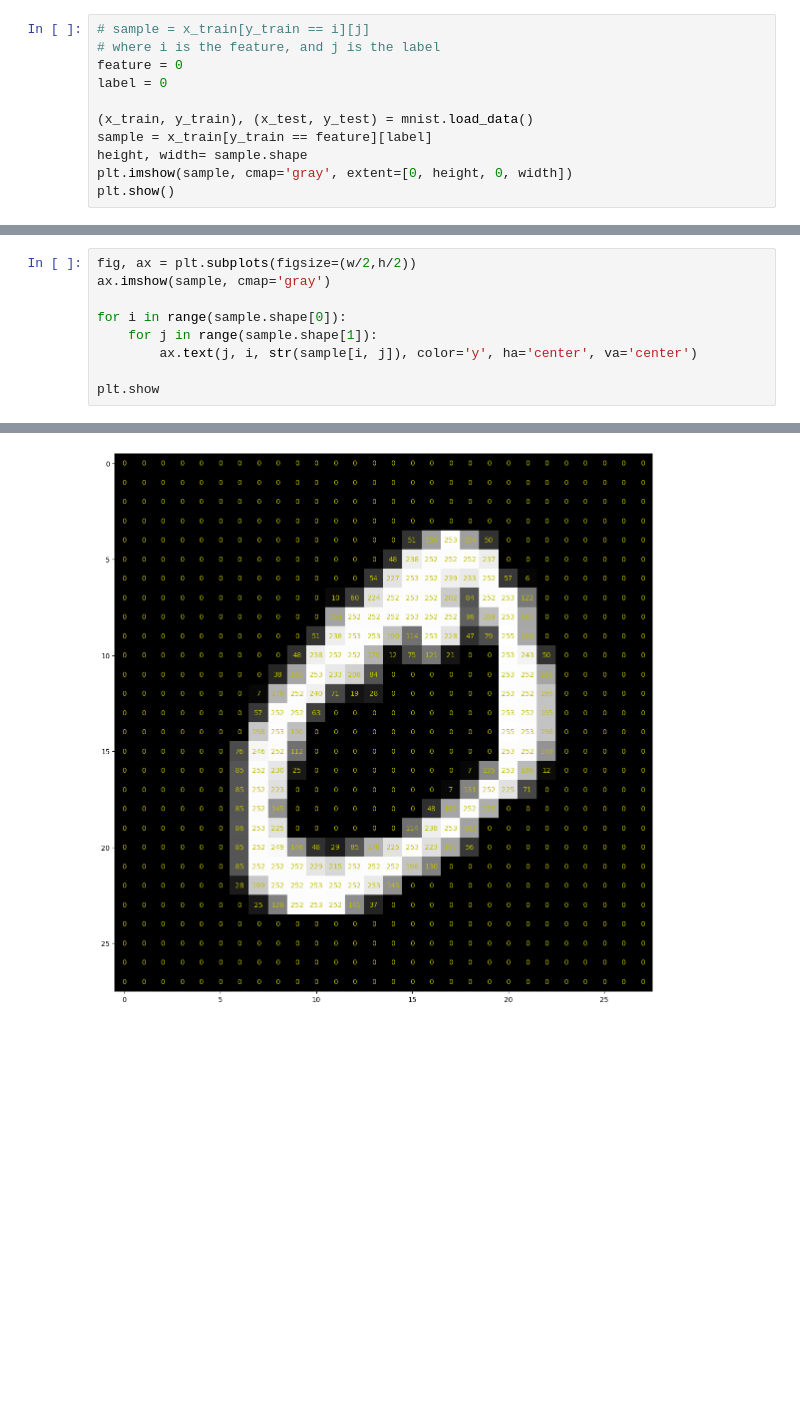
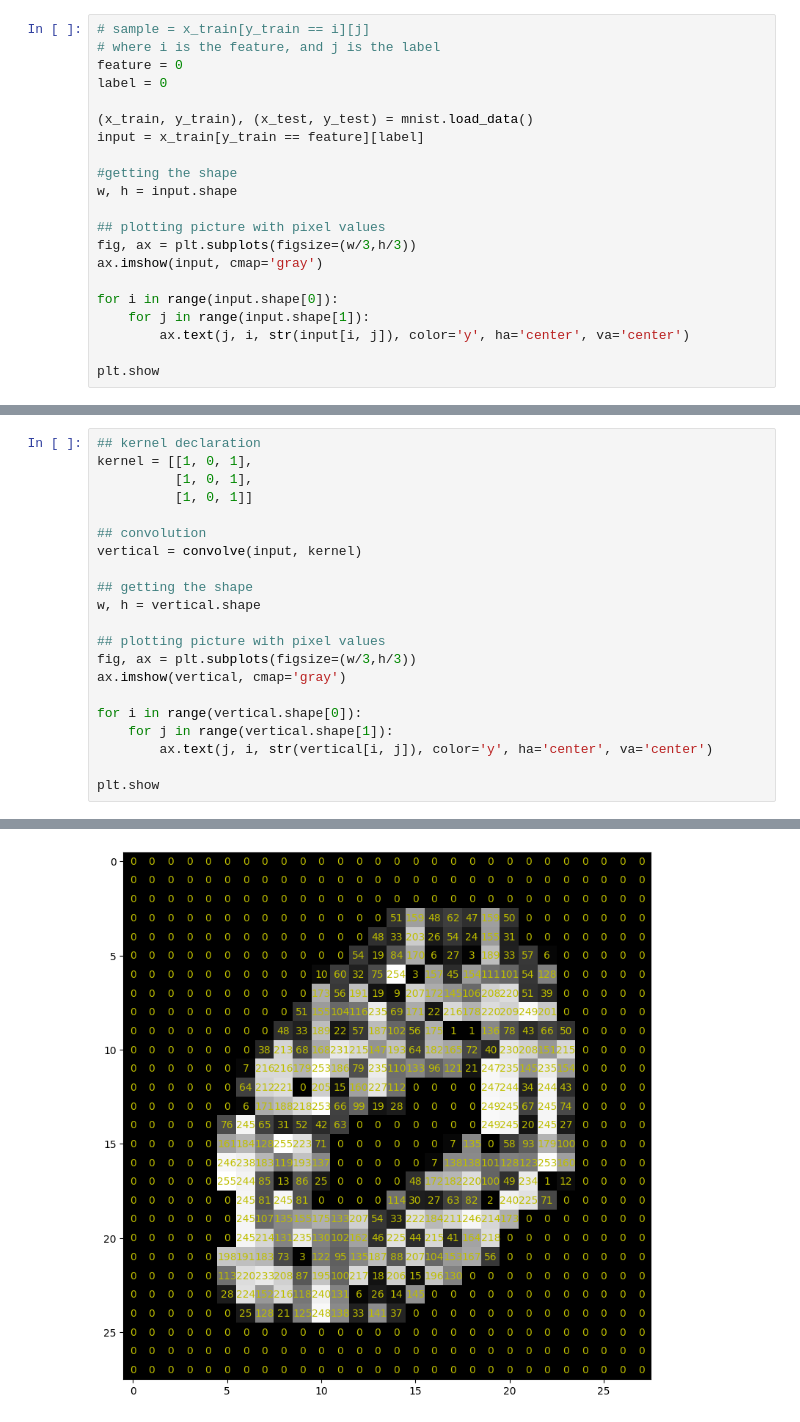
Before and after one commit to ivangilmercano/study, a Jupyter notebook: mnist.ipynb, the cells around one changed output, grey strips where cells are left out. Saved outputs shown, nothing was run; the diff lists cells and outputs as text; blank space fills up the shorter version.

Commit message:
Add files via upload
commit for max pooling, kernel filtering, and max pooling

```diff
--- a/mnist.ipynb
+++ b/mnist.ipynb
@@ -37,8 +76,18 @@ feature = 0
 label = 0
 
 (x_train, y_train), (x_test, y_test) = mnist.load_data()
-sample = x_train[y_train == feature][label]
-height, width= sample.shape
-plt.imshow(sample, cmap='gray', extent=[0, height, 0, width])
-plt.show()
+input = x_train[y_train == feature][label]
+
+#getting the shape
+w, h = input.shape
+
+## plotting picture with pixel values
+fig, ax = plt.subplots(figsize=(w/3,h/3))
+ax.imshow(input, cmap='gray')
+
+for i in range(input.shape[0]):
+    for j in range(input.shape[1]):
+        ax.text(j, i, str(input[i, j]), color='y', ha='center', va='center')
+
+plt.show
 # %% [output]
@@ -48,12 +96,24 @@ w, h = sample.shape
 # %%
-fig, ax = plt.subplots(figsize=(w/2,h/2))
-ax.imshow(sample, cmap='gray')
+## kernel declaration
+kernel = [[1, 0, 1],
+          [1, 0, 1],
+          [1, 0, 1]]
 
-for i in range(sample.shape[0]):
-    for j in range(sample.shape[1]):
-        ax.text(j, i, str(sample[i, j]), color='y', ha='center', va='center')
+## convolution
+vertical = convolve(input, kernel)
+
+## getting the shape
+w, h = vertical.shape
+
+## plotting picture with pixel values
+fig, ax = plt.subplots(figsize=(w/3,h/3))
+ax.imshow(vertical, cmap='gray')
+
+for i in range(vertical.shape[0]):
+    for j in range(vertical.shape[1]):
+        ax.text(j, i, str(vertical[i, j]), color='y', ha='center', va='center')
 
 plt.show
 # %% [output]
 <function matplotlib.pyplot.show(close=None, block=None)>
-[figure, old version]
+[figure, new version]
```
Also changed, not shown: parts of 11 cells of this notebook, 2 other files.
